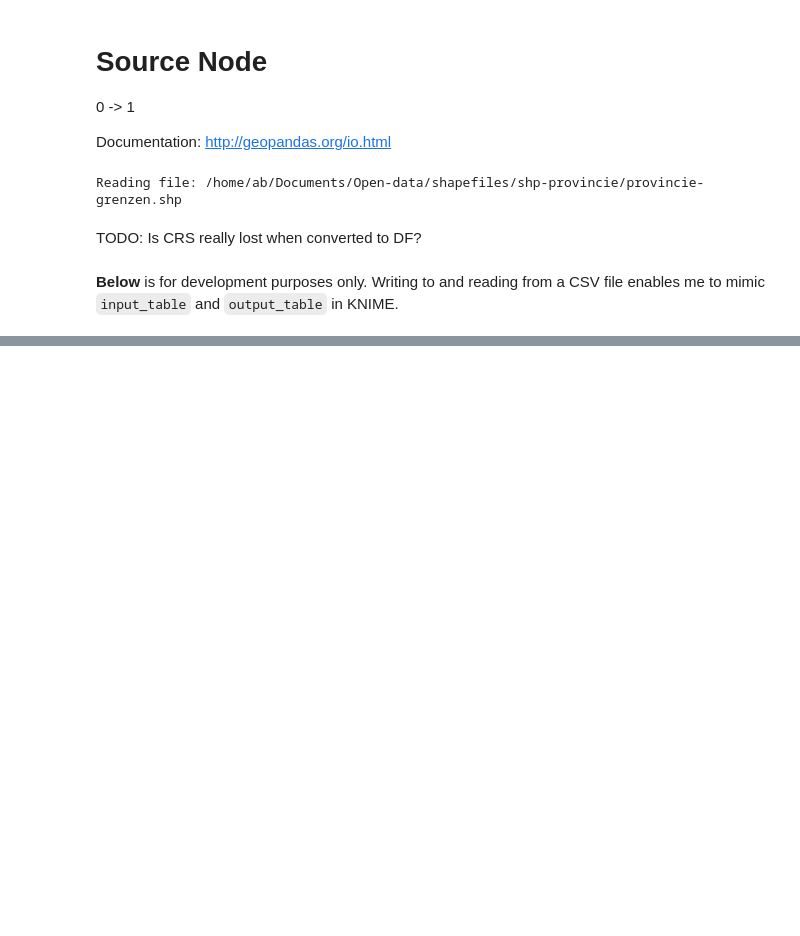
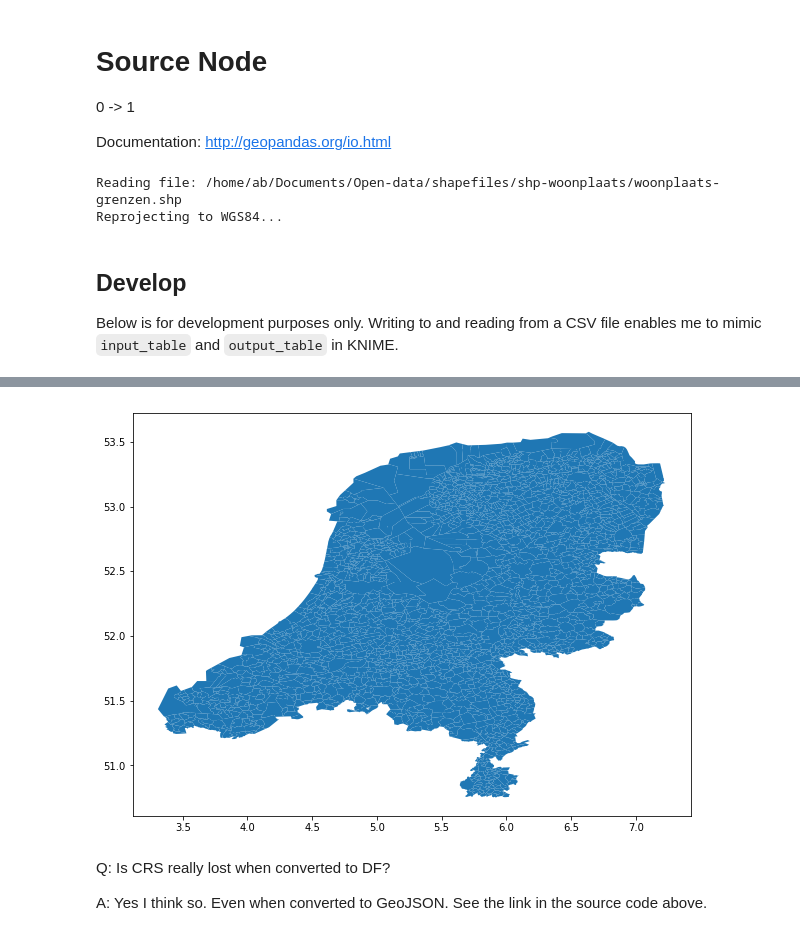
Before and after one commit to EIFFELAnalytics/knime-geopandas, a Jupyter notebook: src/Source Node.ipynb, the cells around one changed output, grey strips where cells are left out. Drawn from its saved outputs; the diff is of its cells as text; code cells hidden in the pictures; blank space fills up the shorter version.

```diff
--- a/src/Source Node.ipynb
+++ b/src/Source Node.ipynb
@@ -6,32 +6,44 @@ Documentation: http://geopandas.org/io.html
 # %%
 # PARAMETERS
 # Gebruik altijd raw strings (r''). Backslash (\) is namelijk de Python escape character.
-folder = r'/home/ab/Documents/Open-data/shapefiles/shp-provincie'
-filename = r'provincie-grenzen.shp'
+folder = r'/home/ab/Documents/Open-data/shapefiles/shp-woonplaats'
+filename = r'woonplaats-grenzen.shp'
 
 # SOURCE NODE
+from os.path import join
 import geopandas as gpd
-from os.path import join
 from header import gdf_to_df
 
 # Read the file
 print('Reading file:', join(folder, filename))
 gdf = gpd.read_file( join(folder, filename) )
 
-# Reproject to coordinate reference system (CRS)
+# Reproject to coordinate reference system WGS84 (long/lat)
 # This HAS to be done here, because we'll lose the CRS when proceeding to the next node
-#print('Reprojecting to coordinate reference system...')
-#gdf = gdf.to_crs(epsg=28992)   # RD New Amersfoort
-#gdf = gdf.to_crs(epsg=4326)    # WGS84
+# WGS84 is the official standard for GeoJSON: https://tools.ietf.org/html/rfc7946#section-4
+wgs84 = {'init': 'epsg:4326'}
+if gdf.crs != wgs84:
+    # If there is no CRS in the shapefile reprojecting is not possible
+    try:
+        print('Reprojecting to WGS84...')
+        gdf = gdf.to_crs(wgs84)
+    except:
+        print('Unable to set WGS84 projection. No initial CRS found in shapefile. Please verify the coordinates manually.')
 
 # Output
 output_table = gdf_to_df(gdf)
 # %% [output]
-Reading file: /home/ab/Documents/Open-data/shapefiles/shp-provincie/provincie-grenzen.shp
+Reading file: /home/ab/Documents/Open-data/shapefiles/shp-woonplaats/woonplaats-grenzen.shp
+Reprojecting to WGS84...
-# %% [markdown]
-TODO: Is CRS really lost when converted to DF?
 # %% [markdown]
-**Below** is for development purposes only. Writing to and reading from a CSV file enables me to mimic `input_table` and `output_table` in KNIME.
+## Develop
+Below is for development purposes only. Writing to and reading from a CSV file enables me to mimic `input_table` and `output_table` in KNIME.
 # %%
 # Write to input/output table
 output_table.to_csv('io_table.csv', index=False)
+
+# Show please
+display(output_table.head())
+%matplotlib inline
+gdf.plot(figsize = (10, 10));
+# %% [output]
@@ -37,0 +56,5 @@ output_table.to_csv('io_table.csv', index=False)
+[figure, added]
+# %% [markdown]
+Q: Is CRS really lost when converted to DF?
+
+A: Yes I think so. Even when converted to GeoJSON. See the link in the source code above.
```
Also changed, not shown: parts of 4 cells of this notebook, 14 other files.
